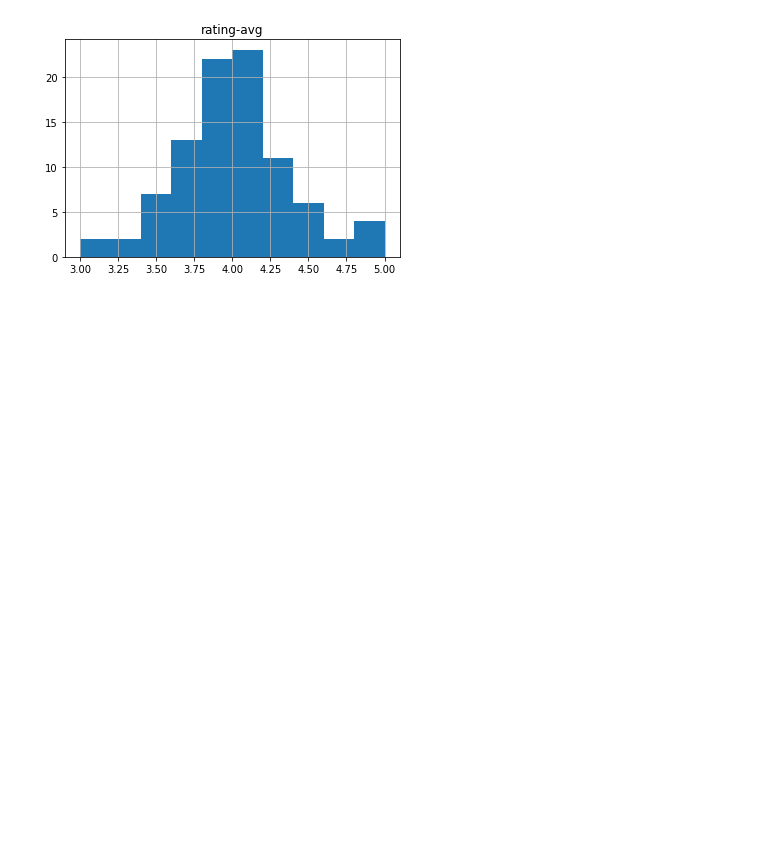
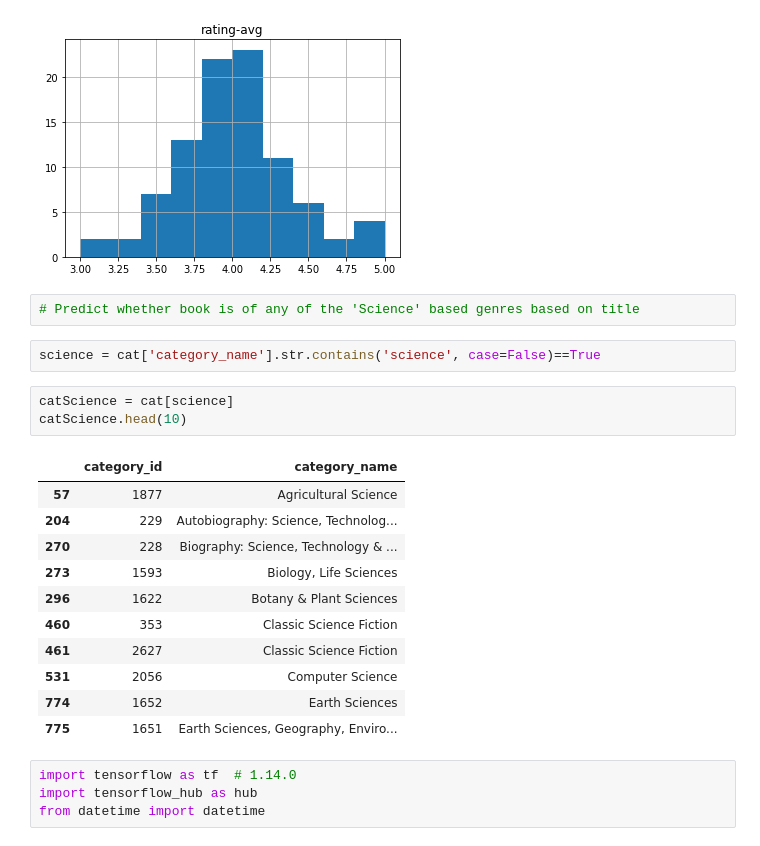
Before and after one commit to beyerly/ml_notes, a Jupyter notebook: book_dep_analysis/book_dep_analysis.ipynb, the cells around one changed output. Drawn from its saved outputs; the diff is of its cells as text; blank space fills up the shorter version.

```diff
--- a/book_dep_analysis/book_dep_analysis.ipynb
+++ b/book_dep_analysis/book_dep_analysis.ipynb
@@ -148,3 +158,26 @@ ds[0:100].hist(column='rating-avg')
 array([[<matplotlib.axes._subplots.AxesSubplot object at 0x...>]],
       dtype=object)
 [figure]
+# %%
+# Predict whether book is of any of the 'Science' based genres based on title
+# %%
+science = cat['category_name'].str.contains('science', case=False)==True
+# %%
+catScience = cat[science]
+catScience.head(10)
+# %% [output]
+|  | category_id | category_name |
+| 57 | 1877 | Agricultural Science |
+| 204 | 229 | Autobiography: Science, Technolog... |
+| 270 | 228 | Biography: Science, Technology & ... |
+| 273 | 1593 | Biology, Life Sciences |
+| 296 | 1622 | Botany & Plant Sciences |
+| 460 | 353 | Classic Science Fiction |
+| 461 | 2627 | Classic Science Fiction |
+| 531 | 2056 | Computer Science |
+| 774 | 1652 | Earth Sciences |
+| 775 | 1651 | Earth Sciences, Geography, Enviro... |
+# %%
+import tensorflow as tf  # 1.14.0
+import tensorflow_hub as hub
+from datetime import datetime
```
Also changed, not shown: parts of 36 cells of this notebook, 1 other file.
